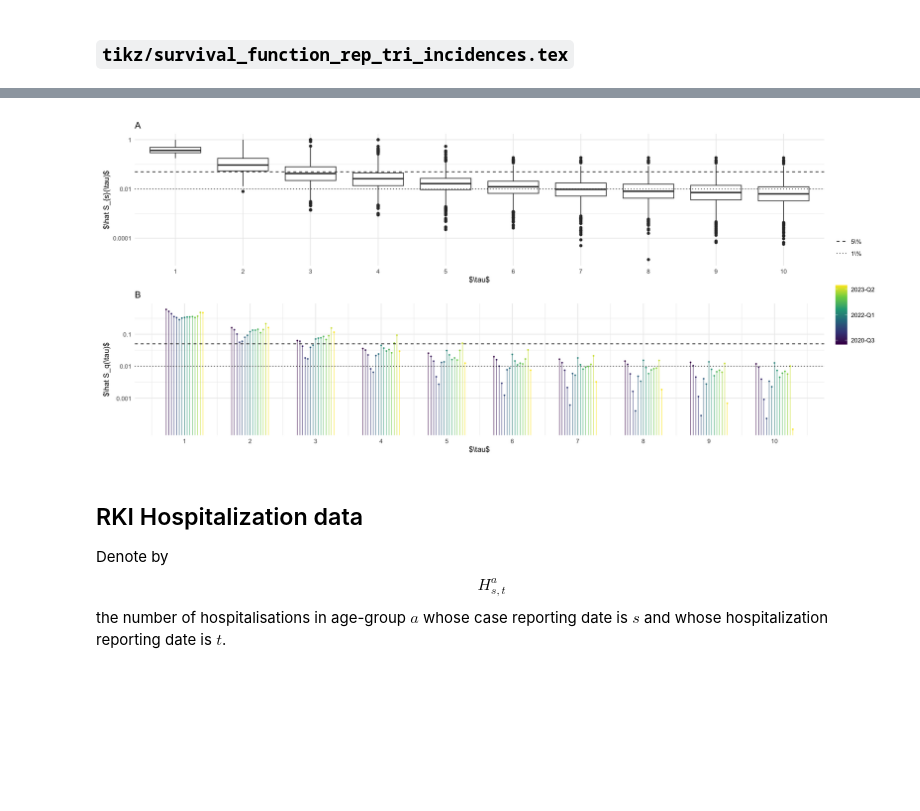
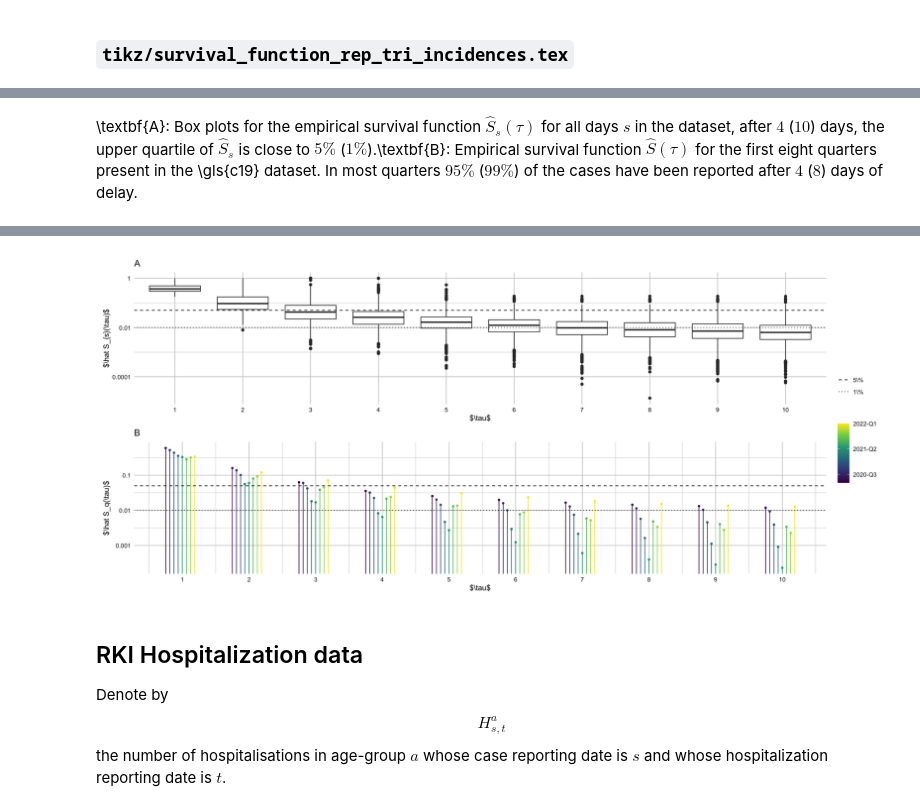
Before and after one commit to stefanheyder/dissertation, a Jupyter notebook: nbs/2 Epidemiology/02_03_data.ipynb, the cells around one changed output, grey strips where cells are left out. Drawn from its saved outputs; the diff is of its cells as text; code cells hidden in the pictures; blank space fills up the shorter version.

```diff
--- a/nbs/2 Epidemiology/02_03_data.ipynb
+++ b/nbs/2 Epidemiology/02_03_data.ipynb
@@ -24,7 +24,7 @@ df_weekly <- rki_county %>%
     summarize(cases = sum(cases), deaths = sum(deaths)) %>%
     mutate(cases_7 = rollmean(cases, k = 7, fill = NA), deaths_7 = rollmean(deaths, k = 7, fill = NA))
 
-p_cases <- df_weekly %>%
+p_cases_no_inset <- df_weekly %>%
     select(-deaths_7) %>%
     pivot_longer(cols = c(cases, cases_7), names_to = "type", values_to = "value") %>%
     mutate(type = ifelse(type == "cases", "daily", "7-day avg.")) %>%
@@ -33,16 +33,29 @@ p_cases <- df_weekly %>%
     scale_y_continuous(labels = scales::comma) +
     scale_color_manual(values = c("daily" = "black", "7-day avg." = pal_npg()(1))) +
     scale_alpha_manual(values = c("daily" = .4, "7-day avg." = 1)) +
-    labs(x = "", y = "\\# reported cases", alpha = "", color = "", title = "A") +
+    labs(x = "", y = "\\# reported cases", alpha = "", color = "", title = "A")
+
+p_inset_christmas <- p_cases_no_inset + inset_theme(axes="x") + theme(
+    plot.background = element_rect(fill = "white", color = NA),
+    panel.background = element_rect(fill = "white", color = NA)
+)
+p_inset_toennies <- p_cases_no_inset + inset_theme(axes="x") + theme(
+    plot.background = element_rect(fill = "white", color = NA),
+    panel.background = element_rect(fill = "white", color = NA)
+)
+
+p_cases <- p_cases_no_inset +
     geom_magnify( # christmas
         from = list(ymd("2020-11-16"), ymd("2021-02-16"), .05 * 1e5, .35 * 1e5),
         to =   list(ymd("2021-03-01"), ymd("2021-12-01"), 1e5, 2.8e5),
-        axes = "x"
+        axes = "x",
+        plot = p_inset_christmas
     ) +
     geom_magnify( # Toennies
         from = list(ymd("2020-05-01"), ymd("2020-08-01"), 0, .1e4),
         to = list(ymd("2020-01-01"), ymd("2020-11-01"), 1e5, 2.8e5),
-        axes = "x"
+        axes = "x",
+        plot = p_inset_toennies
     )
 
 p_deaths <- df_weekly %>%
@@ -302,26 +266,27 @@ p_boxplots <- increments %>%
 
 p_hat_S <- quarter_S %>%
     filter(tau <= 10) %>%
-    # mutate(label = ifelse(tau %in% c(4,8), paste(round(S * 100, 1), "\\%") , NA)) %>%
     mutate(ord_fct = ordered(quarter)) %>%
-    # relevel ord_fct to use levels(fct) <- paste0(year(fct), "-Q", quarter(fct))
     mutate(ord_fct = fct_relevel(ord_fct, paste0(year(ord_fct), "-Q", quarter(ord_fct)))) %>%
     mutate(group = as.numeric(ord_fct)) %>%
-    mutate(x = tau + (group - 8) / 25) %>%
+    filter(group <= 8) %>%
+    mutate(x = tau + (group - 5) / 16) %>%
     ggplot(aes(x = x, y = S, color = group)) +
-    geom_point(size = .5) +
-    geom_segment(aes(x = x, xend = x, y = S, yend = 0), linewidth = .3) +
+    geom_point(size = 1) +
+    geom_segment(aes(x = x, xend = x, y = S, yend = 0), linewidth = .5) +
     geom_hline(aes(yintercept = y, linetype = name), data = tibble(y = c(.05, .01), name = factor(2:3, labels = c("5\\%", "1\\%")))) +
     scale_linetype_manual(values = c("dashed", "dotted")) +
     scale_x_continuous(breaks = 0:10) +
     scale_y_log10(breaks = c(.1, .01, .001), labels = c("0.1", "0.01", "0.001")) +
     labs(x = "$\\tau$", y = "$\\hat S_q(\\tau)$", color = "", linetype = "", title = "B") +
-    scale_color_viridis_c(breaks = c(2, 8, 14), labels = c("2020-Q3", "2022-Q1", "2023-Q2")) +
+    scale_color_viridis_c(breaks = c(2, 5, 8), labels = c("2020-Q3", "2021-Q2", "2022-Q1")) +
     guides(color = guide_colorbar())
 
 p_boxplots / p_hat_S + plot_layout(heights = c(1, 1), guides = "collect")
 
-ggsave_tikz(here("tikz/survival_function_rep_tri_incidences.tex"))
+
+caption <- r"(\textbf{A}: Box plots for the empirical survival function $\hat S_{s}(\tau)$ for all days $s$ in the dataset, after $4$ ($10$) days, the upper quartile of $\hat S_{s}$ is close to $5\%$ ($1\%$).\textbf{B}: Empirical survival function $\hat S(\tau)$ for the first eight quarters present in the \gls{c19} dataset. In most quarters $95\%$ ($99\%$) of the cases have been reported after $4$ ($8$) days of delay.)"
+ggsave_tikz_full(filename=here("tikz/survival_function_rep_tri_incidences.tex"), caption = caption)
 # %% [output]
 Warning message:
 “There were 3 warnings in `mutate()`.
@@ -337,0 +301 @@ Warning message in scale_y_log10(breaks = c(0.1, 0.01, 0.001), labels = c("0.1",
+\textbf{A}: Box plots for the empirical survival function $\hat S_{s}(\tau)$ for all days $s$ in the dataset, after $4$ ($10$) days, the upper quartile of $\hat S_{s}$ is close to $5\%$ ($1\%$).\textbf{B}: Empirical survival function $\hat S(\tau)$ for the first eight quarters present in the \gls{c19} dataset. In most quarters $95\%$ ($99\%$) of the cases have been reported after $4$ ($8$) days of delay.
@@ -340,4 +304,4 @@ pdf
-[figure, old version]
+[figure, new version]
 # %% [markdown]
 ## RKI Hospitalization data
 
```
Also changed, not shown: parts of 13 cells of this notebook, 56 other files.
